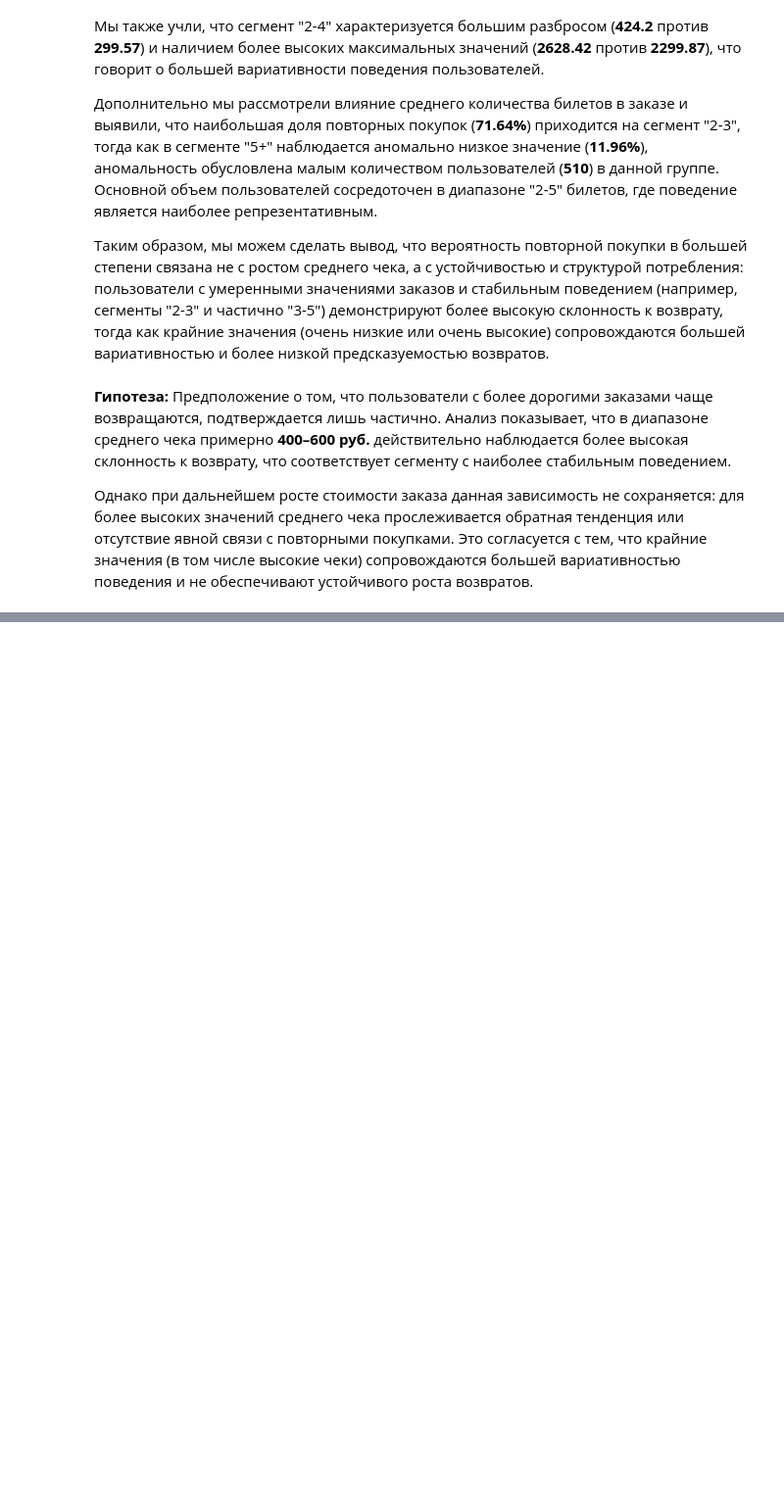
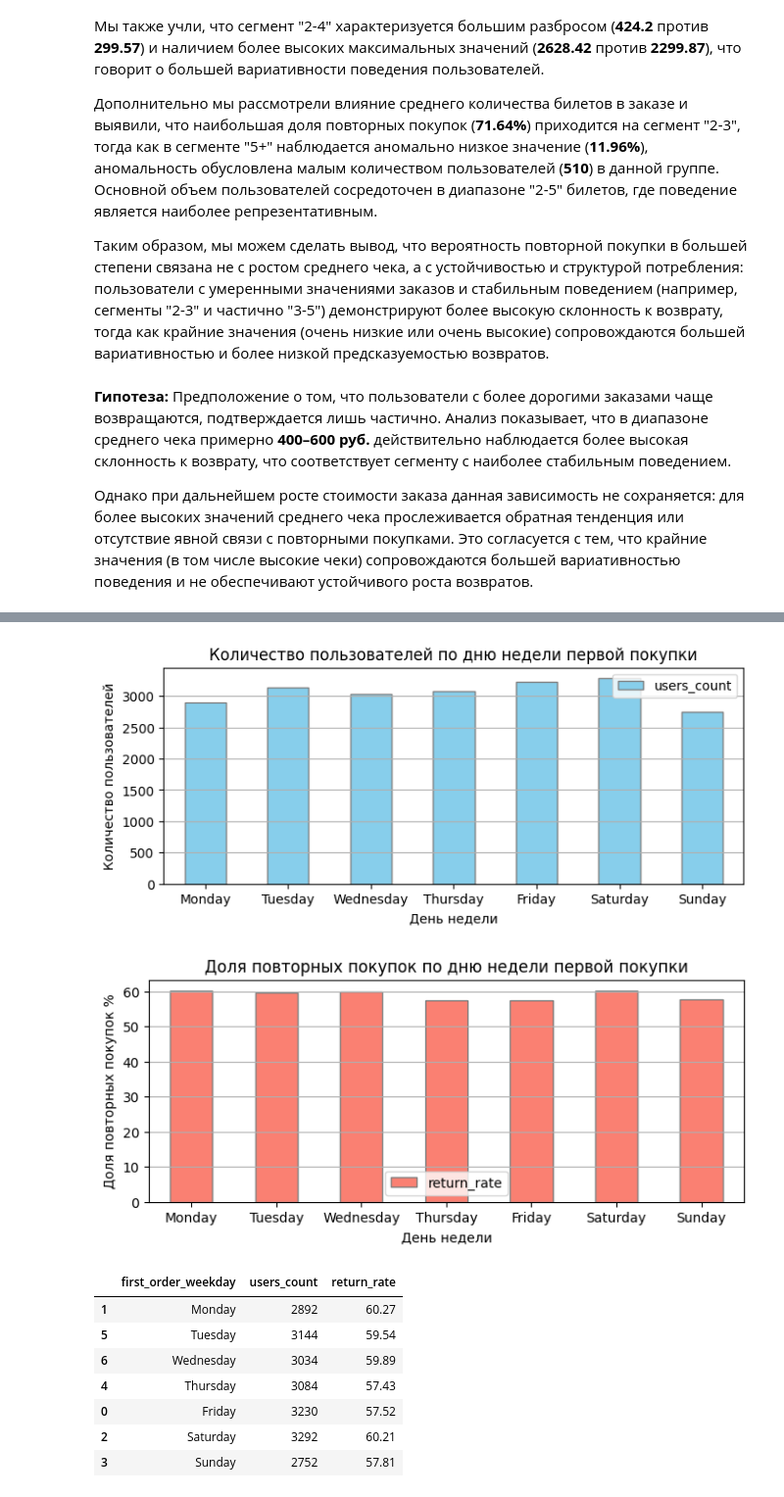
Before and after one commit to achezganov/yandex_afisha_eda, a Jupyter notebook: main.ipynb, the cells around one changed output, grey strips where cells are left out. Shown at 98% size. Cells and saved outputs as stored; diff of their text form; code cells hidden in the pictures; blank space fills up the shorter version.

```diff
--- a/main.ipynb
+++ b/main.ipynb
@@ -1443,0 +1454,63 @@ draft
+# %%
+# Выделим день недели из даты первого заказа
+draft_df = up.copy()
+draft_df['first_order_weekday'] = draft_df['first_order_ts'].dt.day_name()
+
+# Агрегация: количество пользователей и доля повторных покупок
+draft = draft_df.groupby('first_order_weekday')['is_two'].agg(
+    users_count='count',
+    return_rate='mean'
+).reset_index()
+
+# Переведем долю в проценты и отсортируем дни недели
+weekday_order = ['Monday', 'Tuesday', 'Wednesday', 'Thursday', 'Friday', 'Saturday', 'Sunday']
+
+draft['return_rate'] = round((draft['return_rate'] * 100), 2)
+draft['first_order_weekday'] = pd.Categorical(draft['first_order_weekday'], categories=weekday_order, ordered=True)
+draft = draft.sort_values('first_order_weekday')
+
+# График количества пользователей
+draft.plot(
+    kind='bar',
+    x='first_order_weekday',
+    y='users_count',
+    title='Количество пользователей по дню недели первой покупки',
+    xlabel='День недели',
+    ylabel='Количество пользователей',
+    color='skyblue',
+    edgecolor='gray',
+    rot=0,
+    figsize=(8, 3)
+)
+plt.grid(axis='y')
+plt.show()
+
+# График доли повторных покупок
+draft.plot(
+    kind='bar',
+    x='first_order_weekday',
+    y='return_rate',
+    title='Доля повторных покупок по дню недели первой покупки',
+    xlabel='День недели',
+    ylabel='Доля повторных покупок %',
+    color='salmon',
+    edgecolor='gray',
+    rot=0,
+    figsize=(8, 3)
+)
+plt.grid(axis='y')
+plt.show()
+
+# Итоговая таблица
+draft
+# %% [output]
+[figure, added]
+[figure, added]
+|  | first_order_weekday | users_count | return_rate |
+| 1 | Monday | 2892 | 60.27 |
+| 5 | Tuesday | 3144 | 59.54 |
+| 6 | Wednesday | 3034 | 59.89 |
+| 4 | Thursday | 3084 | 57.43 |
+| 0 | Friday | 3230 | 57.52 |
+| 2 | Saturday | 3292 | 60.21 |
+| 3 | Sunday | 2752 | 57.81 |
```
Also changed, not shown: parts of 7 cells of this notebook.
